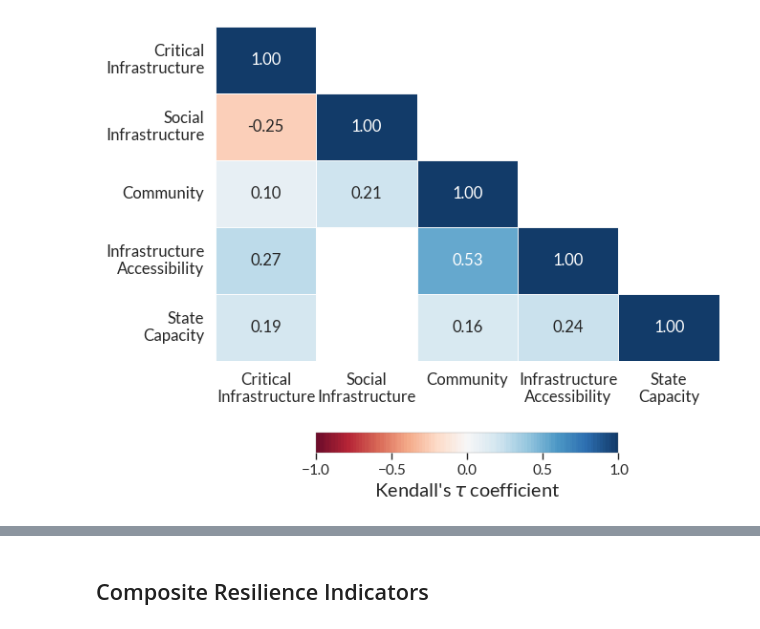
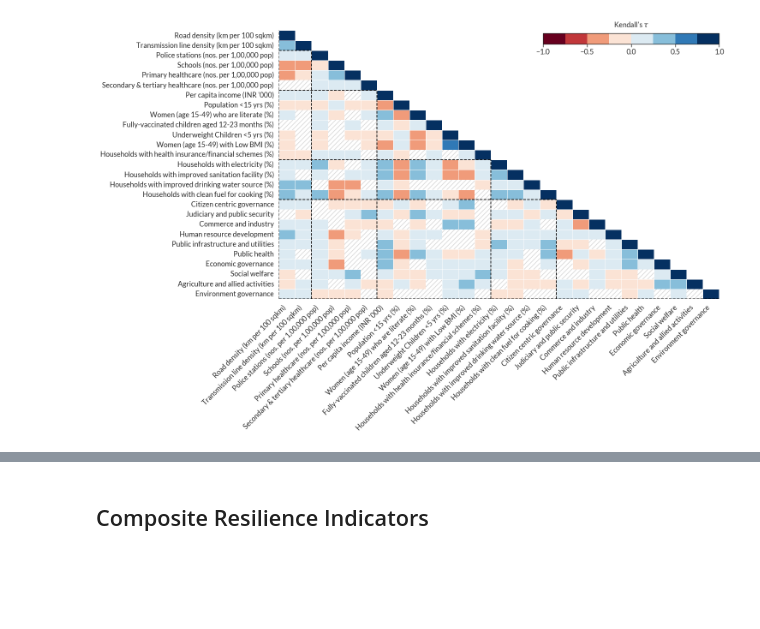
Before and after one commit to srijithbalakrishnan/india_resilience, a Jupyter notebook: india_resilience_analysis.ipynb, the cells around one changed output, grey strips where cells are left out. Drawn from its saved outputs; the diff is of its cells as text; code cells hidden in the pictures; blank space fills up the shorter version.

```diff
--- a/india_resilience_analysis.ipynb
+++ b/india_resilience_analysis.ipynb
@@ -81,18 +82,31 @@ data_gdf.plot(edgecolor='white', linewidth=0.1)
+# %%
+# Assuming cf is imported elsewhere
+indicators_dict = cf.indicators_dict
+indicators_key_dict = cf.indicators_key_dict
+indicator_vars = []
+indicator_names = []
+hazard_vars = []
+var_breaks = [0]
+
+for pillar in indicators_dict.keys():
+    if pillar != 'hazard':
+        var_breaks.append(var_breaks[-1] + len(indicators_dict[pillar].keys()))
+        for key, field in indicators_dict[pillar].items():
+            indicator_vars.append(field[0])
+            indicator_names.append(key)
+    else:
+        for key, field in indicators_dict[pillar].items():
+            hazard_vars.append(field[0])
 # %%
 import seaborn as sns
 import matplotlib.pyplot as plt
 from matplotlib import cm
 import numpy as np
 from scipy.stats import kendalltau
-
-# Example ci_gdf dataframe
-# ci_gdf = ... (Your DataFrame with CI variables)
-ci_vars = [f'CI_{cluster_type}' for cluster_type in indicators_dict.keys() if cluster_type != 'hazard']
-cluster_labels = [cluster_type.replace("_", " ")[3:].title() for cluster_type in ci_vars if cluster_type.startswith("CI_")]
-cluster_labels = [cluster_name.replace(" ", "\n") for cluster_name in cluster_labels]
+from mpl_toolkits.axes_grid1 import make_axes_locatable
 
 # Initialize matrices for Kendall's tau and p-values
-n = len(ci_vars)
+n = len(indicator_vars)
 tau_matrix = np.zeros((n, n))
 pval_matrix = np.zeros((n, n))
 
@@ -100,55 +114,70 @@ pval_matrix = np.zeros((n, n))
 for i in range(n):
     for j in range(n):
         if i != j:
-            tau, p = kendalltau(ci_gdf[ci_vars[i]], ci_gdf[ci_vars[j]])
+            tau, p = kendalltau(data_gdf[indicator_vars[i]], data_gdf[indicator_vars[j]])
             tau_matrix[i, j] = tau
             pval_matrix[i, j] = p
         else:
             tau_matrix[i, j] = 1  # Diagonal
             pval_matrix[i, j] = np.nan  # Not applicable
 
 # Create a mask for the upper triangle only
 mask = np.triu(np.ones_like(tau_matrix, dtype=bool), k=1)
 
 # Create a custom matrix for the background color, only showing significant values
-background_mask = (pval_matrix > 0.05)
-
-# Mask the non-significant cells by setting them to NaN in a temporary matrix
 color_matrix = tau_matrix.copy()
-color_matrix[background_mask] = np.nan
+color_matrix[pval_matrix > 0.05] = np.nan  # Remove background color for non-significant values
 
 # Plot the heatmap
 sns.set_context('paper', font_scale=1.5)
 sns.set_style('white')
 plt.rcParams['font.family'] = 'sans-serif'
 plt.rcParams['font.sans-serif'] = ['Lato']
 
-f, ax = plt.subplots(figsize=(6.85, 5.5))
-cmap = cm.get_cmap("RdBu", 100)
+f, ax = plt.subplots(figsize=(15, 10))
+cmap = cm.get_cmap("RdBu", 8)
 
-# Use color_matrix for the background and tau_matrix for annotations
+# Plot the heatmap with colors only for significant values
 im = sns.heatmap(
-    color_matrix, mask=mask, cmap=cmap, vmax=1, center=0, alpha=0.95,
+    color_matrix, mask=mask, cmap=cmap, vmax=1, center=0,
     square=False, linewidths=.5, vmin=-1,
-    annot=tau_matrix,
-    fmt='.2f',
-    annot_kws={"size": 12},
-    cbar_kws={"label": "Kendall's $\\tau$ coefficient", "orientation": "horizontal", "aspect": 15, "shrink": 0.6}
+    fmt='.2f', annot_kws={"size": 12},
+    cbar=False  # Disable the default colorbar
 )
 
-colorbar = im.get_figure().get_axes()[-1]
-colorbar.tick_params(labelsize=11)
-colorbar.axes.set_frame_on(True)
-[spine.set_linewidth(0.2) for spine in colorbar.axes.spines.values()]
-[spine.set_edgecolor('grey') for spine in colorbar.axes.spines.values()]
+# Overlay hatch patterns for non-significant values (p > 0.05)
+for i in range(n):
+    for j in range(n):
+        if not mask[i, j] and pval_matrix[i, j] > 0.05:  # If not masked and p > 0.05
+            ax.add_patch(plt.Rectangle((j, i), 1, 1, fill=False, hatch='///', edgecolor='lightgray', lw=0))
 
-ax.set_xticklabels(cluster_labels, rotation=0, ha='center', size=12)
-ax.set_yticklabels(cluster_labels, rotation=0, va='center', size=12)
+# Set axis labels and formatting
+ax.set_xticklabels(indicator_names, rotation=45, ha='right', size=12)
+ax.set_yticklabels(indicator_names, rotation=0, va='center', size=12)
+
+
+for i in var_breaks:
+    ax.axvline(i, ymin = 0, ymax=1 - i/var_breaks[-1], color='black', linestyle='--', linewidth=1.25)
+
+# Draw horizontal lines
+for i in var_breaks:
+    ax.axhline(i, xmin = 0, xmax =  i/var_breaks[-1], color='black', linestyle='--', linewidth=1.25)
+
+
+divider = make_axes_locatable(ax)
+cax = ax.inset_axes([0.6, 0.95, 0.4, 0.04])
+cbar = plt.colorbar(im.get_children()[0], cax=cax, orientation="horizontal", ticks=[-1, -0.5, 0, 0.5, 1], fraction=0.05)
+cbar.set_label("Kendall's $\\tau$ ", fontsize=12, labelpad=10)
+#set label position to top
+cbar.ax.xaxis.set_label_position('top')
+cbar.ax.tick_params(labelsize=12)
 plt.tight_layout()
 
+# plt.savefig("graphics/indicators_corr.pdf", dpi=300, bbox_inches='tight')
+plt.savefig("graphics/indicators_corr.png", dpi=300, bbox_inches='tight')
 plt.show()
 # %% [output]
-[figure, old version]
+[figure, new version]
 # %%
 # RUN THIS CELL TO LOAD THE DATA
 FONT_FAMILY = 'sans-serif'
```
Also changed, not shown: parts of 7 cells of this notebook, 2 other files.
